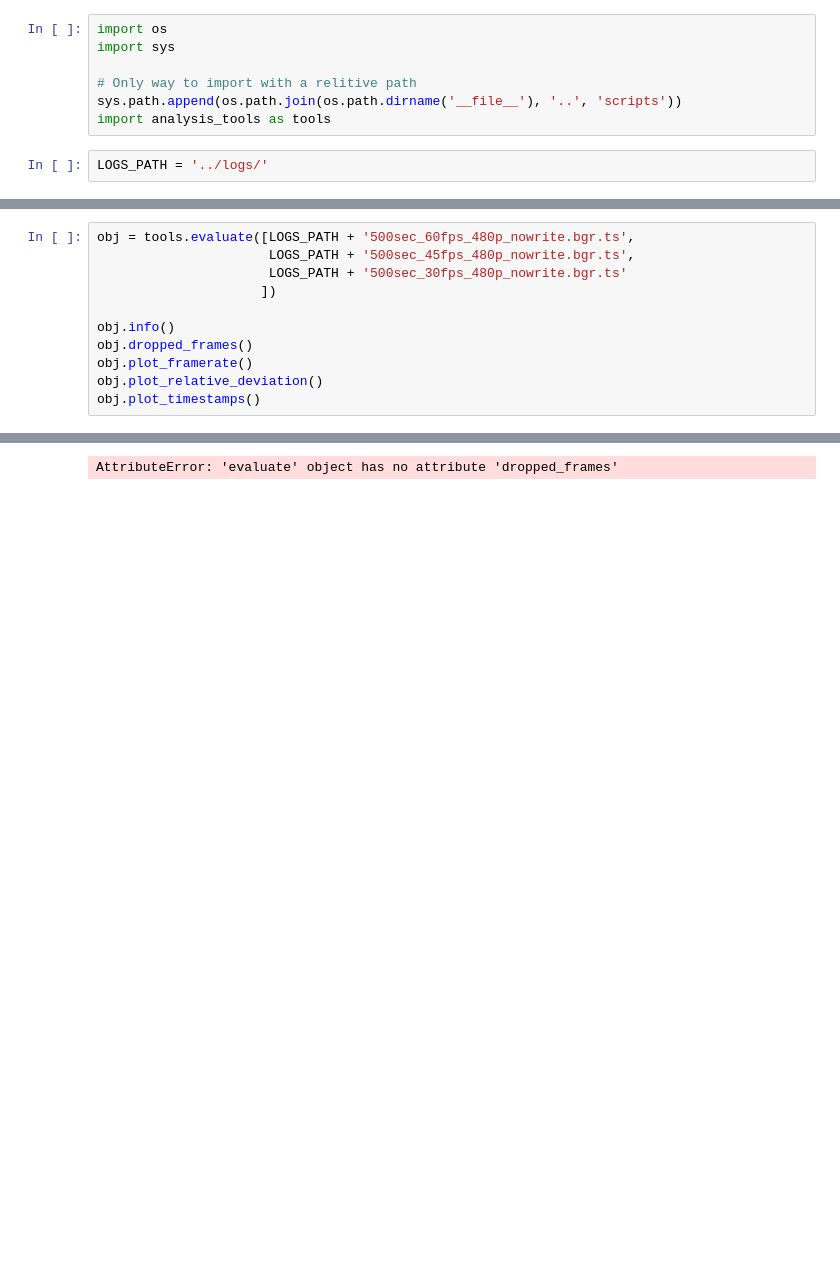
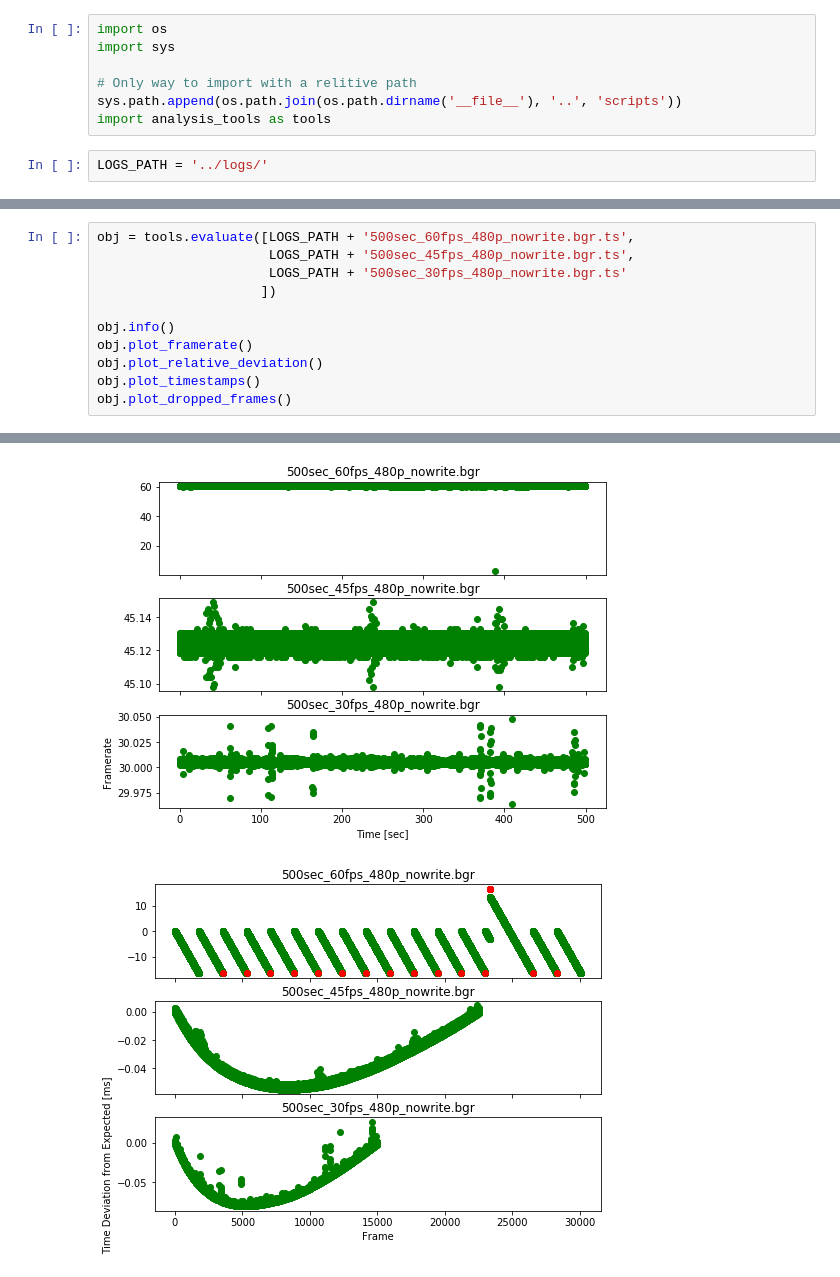
Before and after one commit to zacharyselk/picam, a Jupyter notebook: evaluation/Untitled.ipynb, the cells around one changed output, grey strips where cells are left out. Cells and saved outputs as stored; diff of their text form; blank space fills up the shorter version.

```diff
--- a/evaluation/Untitled.ipynb
+++ b/evaluation/Untitled.ipynb
@@ -191,32 +136,33 @@ obj.plot_timestamps()
 # %%
 obj = tools.evaluate([LOGS_PATH + '500sec_60fps_480p_nowrite.bgr.ts',
                       LOGS_PATH + '500sec_45fps_480p_nowrite.bgr.ts',
                       LOGS_PATH + '500sec_30fps_480p_nowrite.bgr.ts'
                      ])
 
 obj.info()
-obj.dropped_frames()
 obj.plot_framerate()
 obj.plot_relative_deviation()
 obj.plot_timestamps()
+obj.plot_dropped_frames()
 # %% [output]
 500sec_60fps_480p_nowrite.bgr
   Sec: 499.73370500000004
   Frames: 30067
   Framerate: 60.166043833285165
   Standard Deviation: 1.631336 ms
 
 
 500sec_45fps_480p_nowrite.bgr
   Sec: 499.827039
   Frames: 22554
   Framerate: 45.12360924915869
   Standard Deviation: 4.666476 µs
 
 
 500sec_30fps_480p_nowrite.bgr
   Sec: 499.71036300000003
   Frames: 14994
   Framerate: 30.005381337268762
   Standard Deviation: 8.606627 µs
-AttributeError: 'evaluate' object has no attribute 'dropped_frames'
+[figure, added]
+[figure, added]
```
Also changed, not shown: parts of 8 cells of this notebook, 2 other files.
